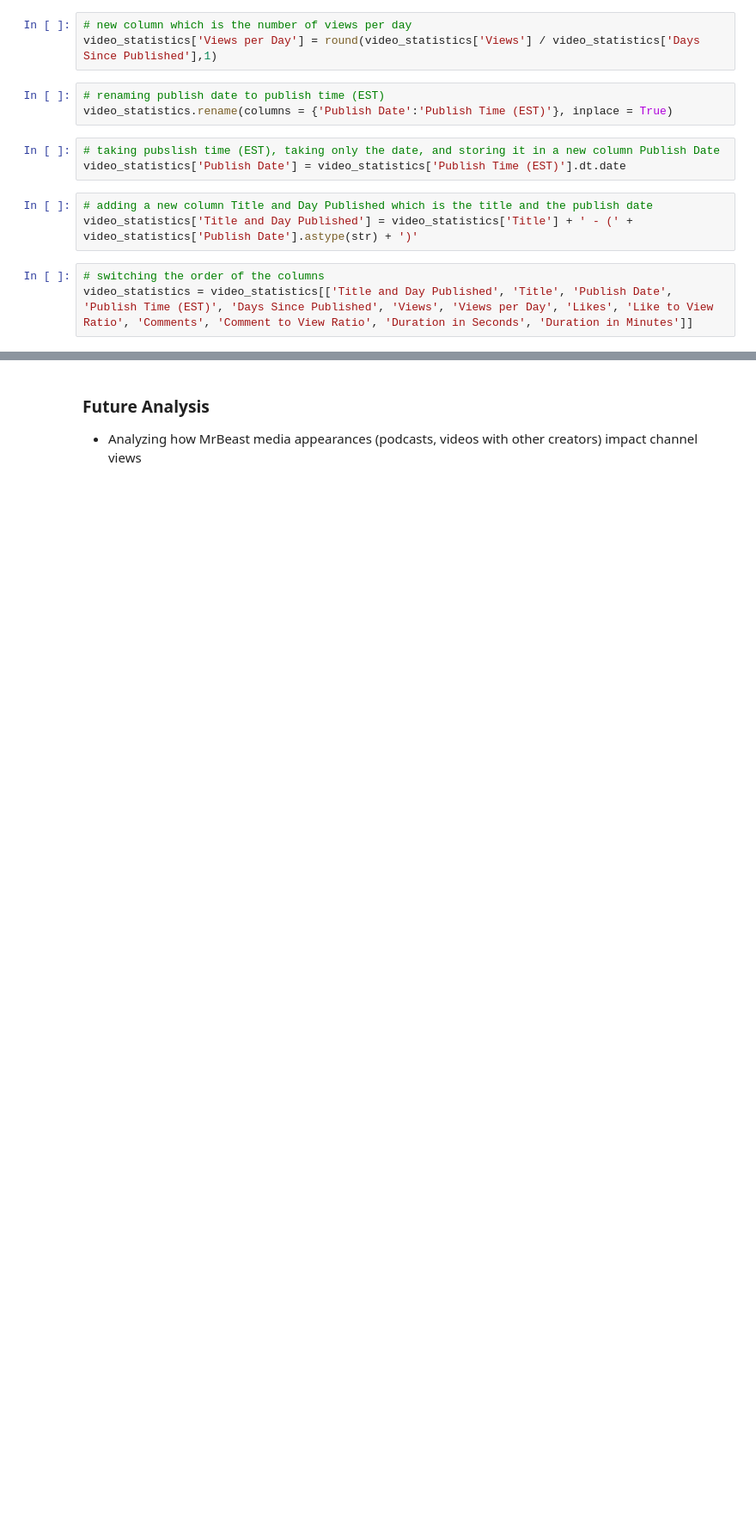
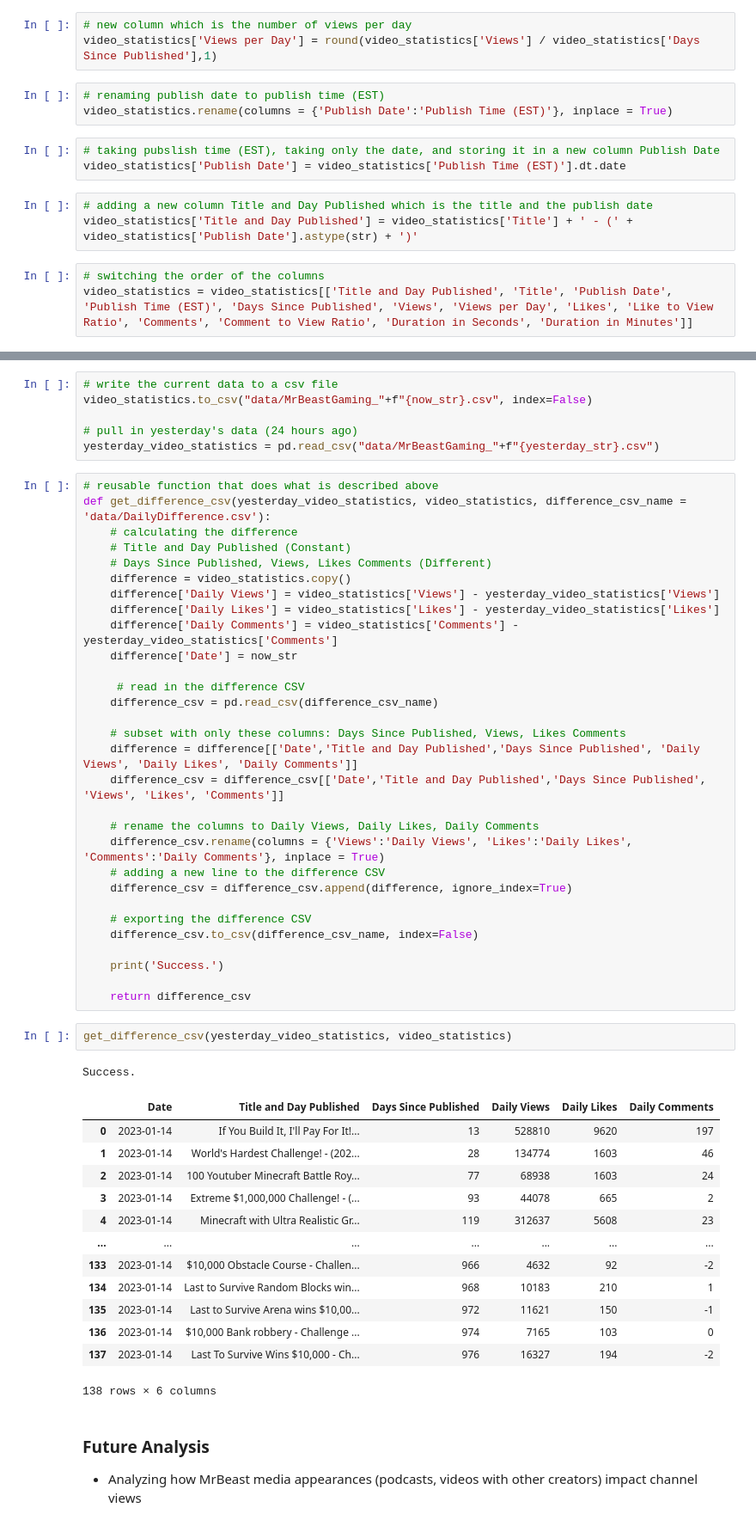
Before and after one commit to mattschro/YouTubeAPI, a Jupyter notebook: main.ipynb, the cells around one changed output, grey strips where cells are left out. Shown at 86% size. Drawn from its saved outputs; the diff is of its cells as text; blank space fills up the shorter version.

```diff
--- a/main.ipynb
+++ b/main.ipynb
@@ -316,3 +334,56 @@ video_statistics.to_csv('video_statistics.csv', index = False)
+# %%
+# write the current data to a csv file
+video_statistics.to_csv("data/MrBeastGaming_"+f"{now_str}.csv", index=False)
+
+# pull in yesterday's data (24 hours ago)
+yesterday_video_statistics = pd.read_csv("data/MrBeastGaming_"+f"{yesterday_str}.csv")
+# %%
+# reusable function that does what is described above
+def get_difference_csv(yesterday_video_statistics, video_statistics, difference_csv_name = 'data/DailyDifference.csv'):
+    # calculating the difference
+    # Title and Day Published (Constant)
+    # Days Since Published, Views, Likes Comments (Different)
+    difference = video_statistics.copy()
+    difference['Daily Views'] = video_statistics['Views'] - yesterday_video_statistics['Views']
+    difference['Daily Likes'] = video_statistics['Likes'] - yesterday_video_statistics['Likes']
+    difference['Daily Comments'] = video_statistics['Comments'] - yesterday_video_statistics['Comments']
+    difference['Date'] = now_str
+
+     # read in the difference CSV
+    difference_csv = pd.read_csv(difference_csv_name)
+
+    # subset with only these columns: Days Since Published, Views, Likes Comments
+    difference = difference[['Date','Title and Day Published','Days Since Published', 'Daily Views', 'Daily Likes', 'Daily Comments']]
+    difference_csv = difference_csv[['Date','Title and Day Published','Days Since Published', 'Views', 'Likes', 'Comments']]
+
+    # rename the columns to Daily Views, Daily Likes, Daily Comments
+    difference_csv.rename(columns = {'Views':'Daily Views', 'Likes':'Daily Likes', 'Comments':'Daily Comments'}, inplace = True)
+    # adding a new line to the difference CSV
+    difference_csv = difference_csv.append(difference, ignore_index=True)
+
+    # exporting the difference CSV
+    difference_csv.to_csv(difference_csv_name, index=False)
+
+    print('Success.')
+
+    return difference_csv
+# %%
+get_difference_csv(yesterday_video_statistics, video_statistics)
+# %% [output]
+Success.
+|  | Date | Title and Day Published | Days Since Published | Daily Views | Daily Likes | Daily Comments |
+| 0 | 2023-01-14 | If You Build It, I'll Pay For It!... | 13 | 528810 | 9620 | 197 |
+| 1 | 2023-01-14 | World's Hardest Challenge! - (202... | 28 | 134774 | 1603 | 46 |
+| 2 | 2023-01-14 | 100 Youtuber Minecraft Battle Roy... | 77 | 68938 | 1603 | 24 |
+| 3 | 2023-01-14 | Extreme $1,000,000 Challenge! - (... | 93 | 44078 | 665 | 2 |
+| 4 | 2023-01-14 | Minecraft with Ultra Realistic Gr... | 119 | 312637 | 5608 | 23 |
+| ... | ... | ... | ... | ... | ... | ... |
+| 133 | 2023-01-14 | $10,000 Obstacle Course - Challen... | 966 | 4632 | 92 | -2 |
+| 134 | 2023-01-14 | Last to Survive Random Blocks win... | 968 | 10183 | 210 | 1 |
+| 135 | 2023-01-14 | Last to Survive Arena wins $10,00... | 972 | 11621 | 150 | -1 |
+| 136 | 2023-01-14 | $10,000 Bank robbery - Challenge ... | 974 | 7165 | 103 | 0 |
+| 137 | 2023-01-14 | Last To Survive Wins $10,000 - Ch... | 976 | 16327 | 194 | -2 |
+138 rows × 6 columns
 # %% [markdown]
 ### Future Analysis
 - Analyzing how MrBeast media appearances (podcasts, videos with other creators) impact channel views
```
Also changed, not shown: parts of 10 cells of this notebook, 6 other files.
